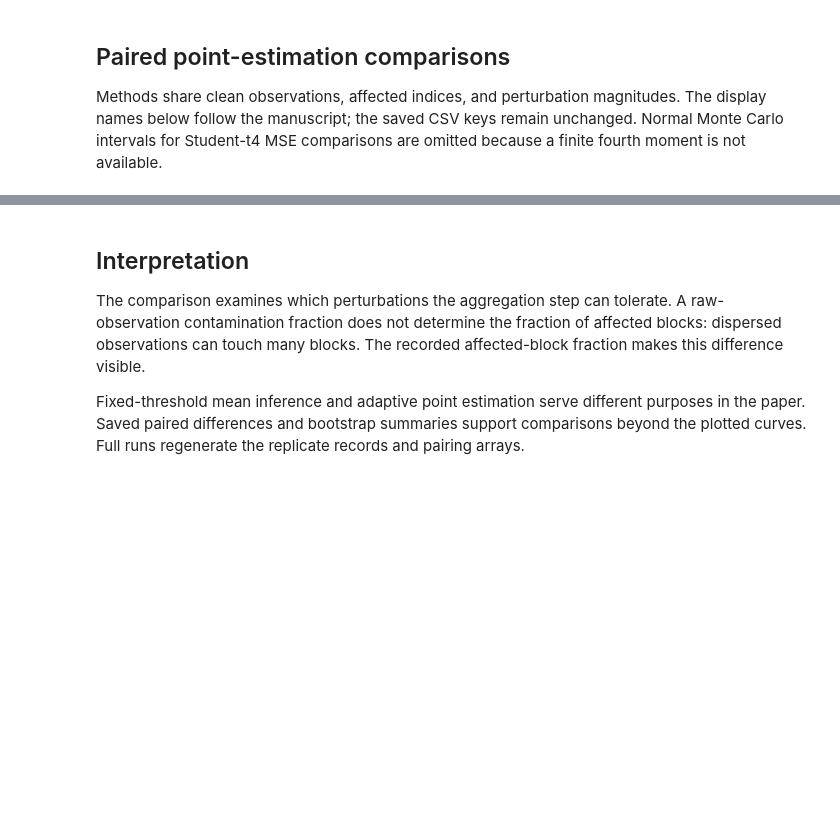
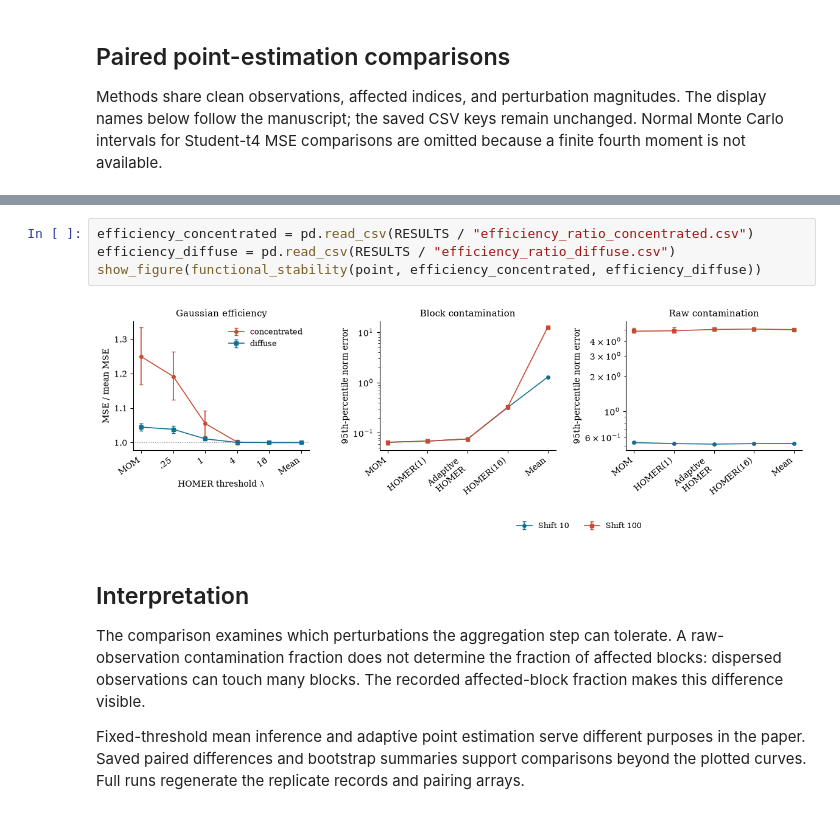
Before and after one commit to kisungyou/HOMER, a Jupyter notebook: notebooks/functional.ipynb, the cells around one changed output, grey strips where cells are left out. Cells and saved outputs as stored; diff of their text form; blank space fills up the shorter version.

```diff
--- a/notebooks/functional.ipynb
+++ b/notebooks/functional.ipynb
@@ -89,3 +141,9 @@ else:
+# %%
+efficiency_concentrated = pd.read_csv(RESULTS / "efficiency_ratio_concentrated.csv")
+efficiency_diffuse = pd.read_csv(RESULTS / "efficiency_ratio_diffuse.csv")
+show_figure(functional_stability(point, efficiency_concentrated, efficiency_diffuse))
+# %% [output]
+[figure, added]
 # %% [markdown]
 ## Interpretation
 
```
Also changed, not shown: parts of 7 cells of this notebook, 10 other files.
